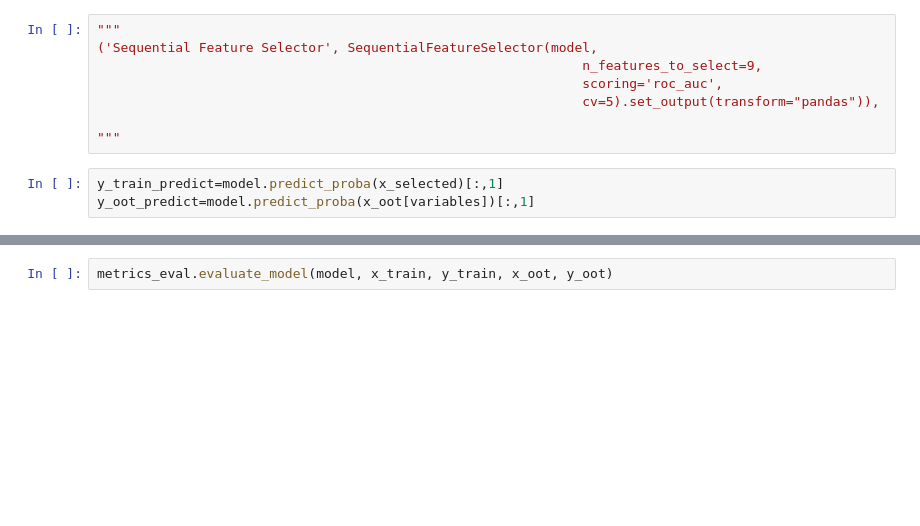
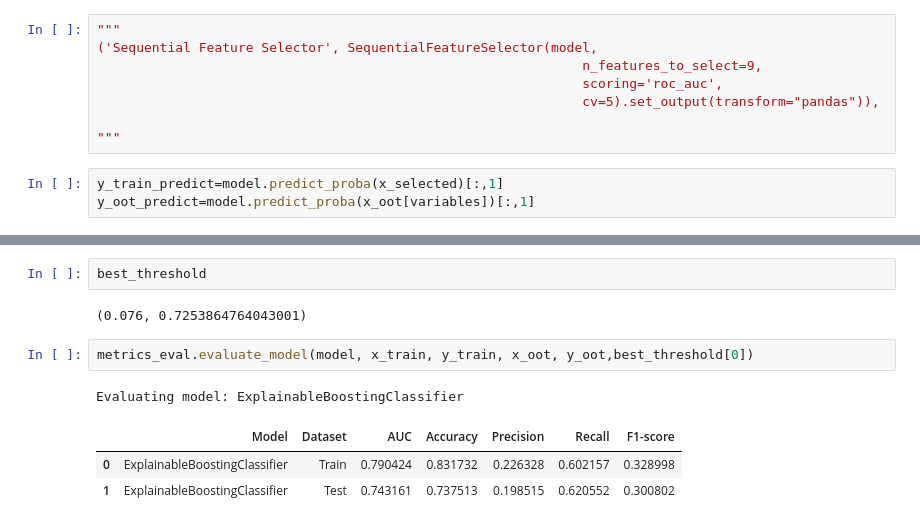
Before and after one commit to Sillem/ING-den-final, a Jupyter notebook: model.ipynb, the cells around one changed output, grey strips where cells are left out. Cells and saved outputs as stored; diff of their text form; blank space fills up the shorter version.

```diff
--- a/model.ipynb
+++ b/model.ipynb
@@ -107,2 +108,11 @@ roc_auc_score(y_oot, y_oot_predict)
+# %%
+best_threshold
+# %% [output]
+(0.076, 0.7253864764043001)
 # %%
-metrics_eval.evaluate_model(model, x_train, y_train, x_oot, y_oot)
+metrics_eval.evaluate_model(model, x_train, y_train, x_oot, y_oot,best_threshold[0])
+# %% [output]
+Evaluating model: ExplainableBoostingClassifier
+|  | Model | Dataset | AUC | Accuracy | Precision | Recall | F1-score |
+| 0 | ExplainableBoostingClassifier | Train | 0.790424 | 0.831732 | 0.226328 | 0.602157 | 0.328998 |
+| 1 | ExplainableBoostingClassifier | Test | 0.743161 | 0.737513 | 0.198515 | 0.620552 | 0.300802 |
```
Also changed, not shown: parts of 12 cells of this notebook, 2 other files.
